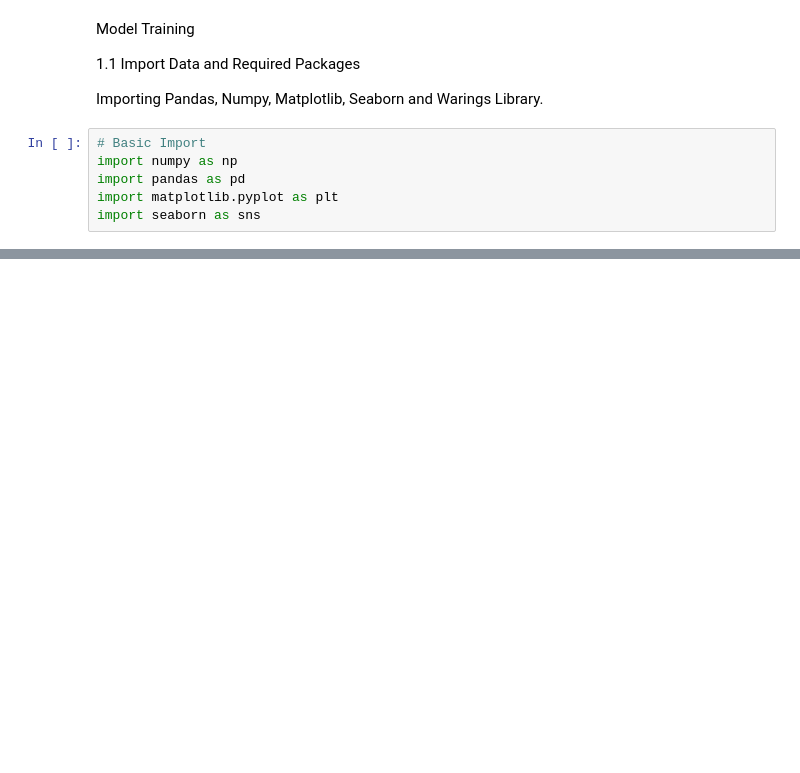
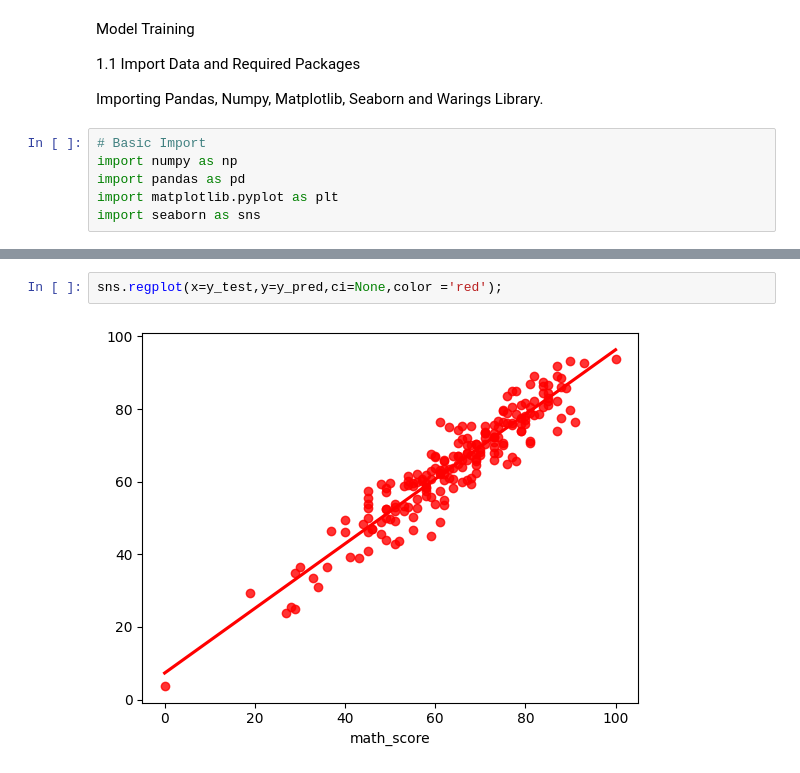
Before and after one commit to Saquib3108/ML_KN_PROJECT, a Jupyter notebook: notebook/data/MODEL TRAINING.ipynb, the cells around one changed output, grey strips where cells are left out. Cells and saved outputs as stored; diff of their text form; blank space fills up the shorter version.

```diff
--- a/notebook/data/MODEL TRAINING.ipynb
+++ b/notebook/data/MODEL TRAINING.ipynb
@@ -28,0 +229,4 @@ ValueError: numpy.dtype size changed, may indicate binary incompatibility. Expec
+# %%
+sns.regplot(x=y_test,y=y_pred,ci=None,color ='red');
+# %% [output]
+[figure, added]
```
Also changed, not shown: parts of 20 cells of this notebook.
